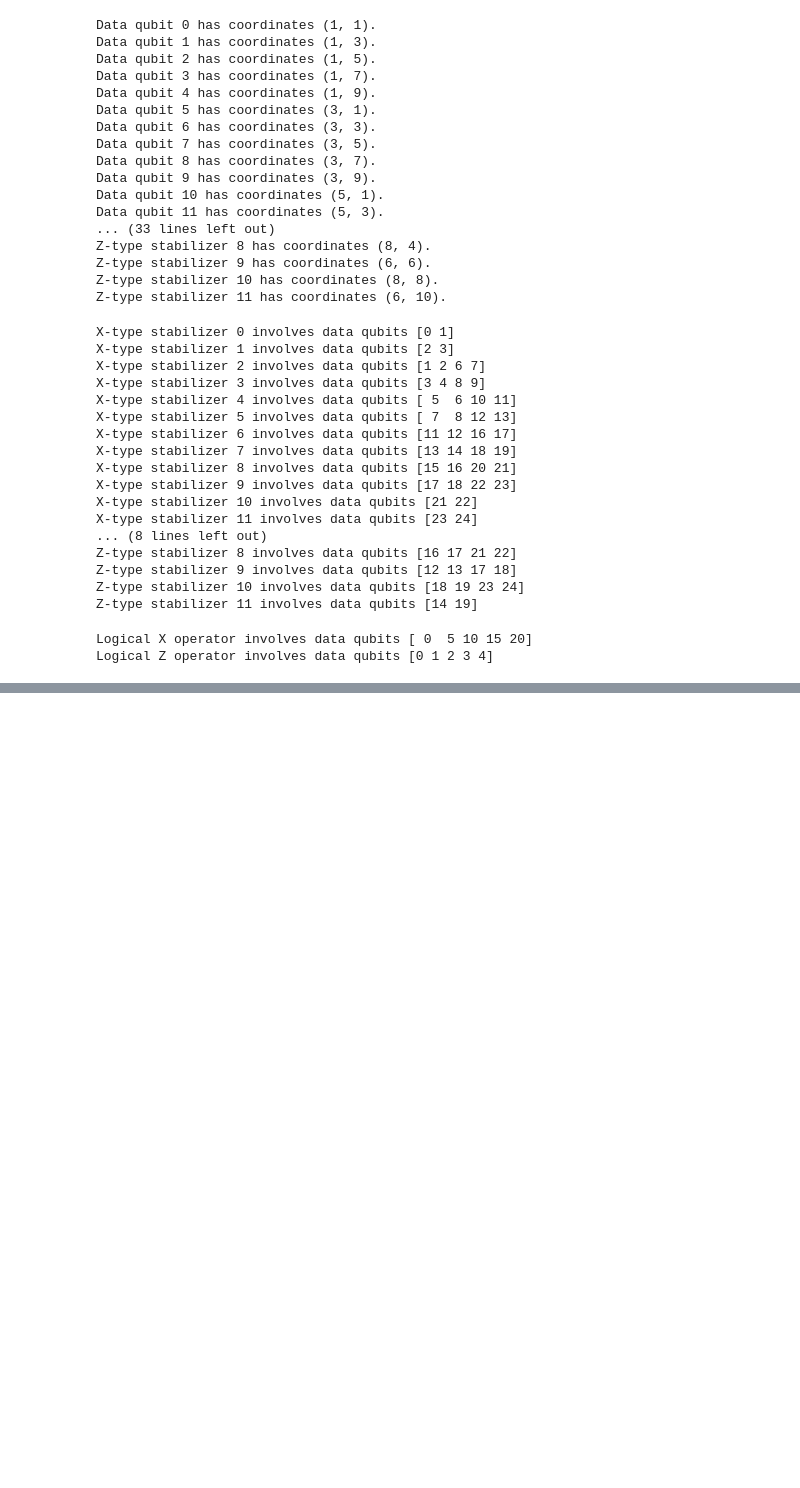
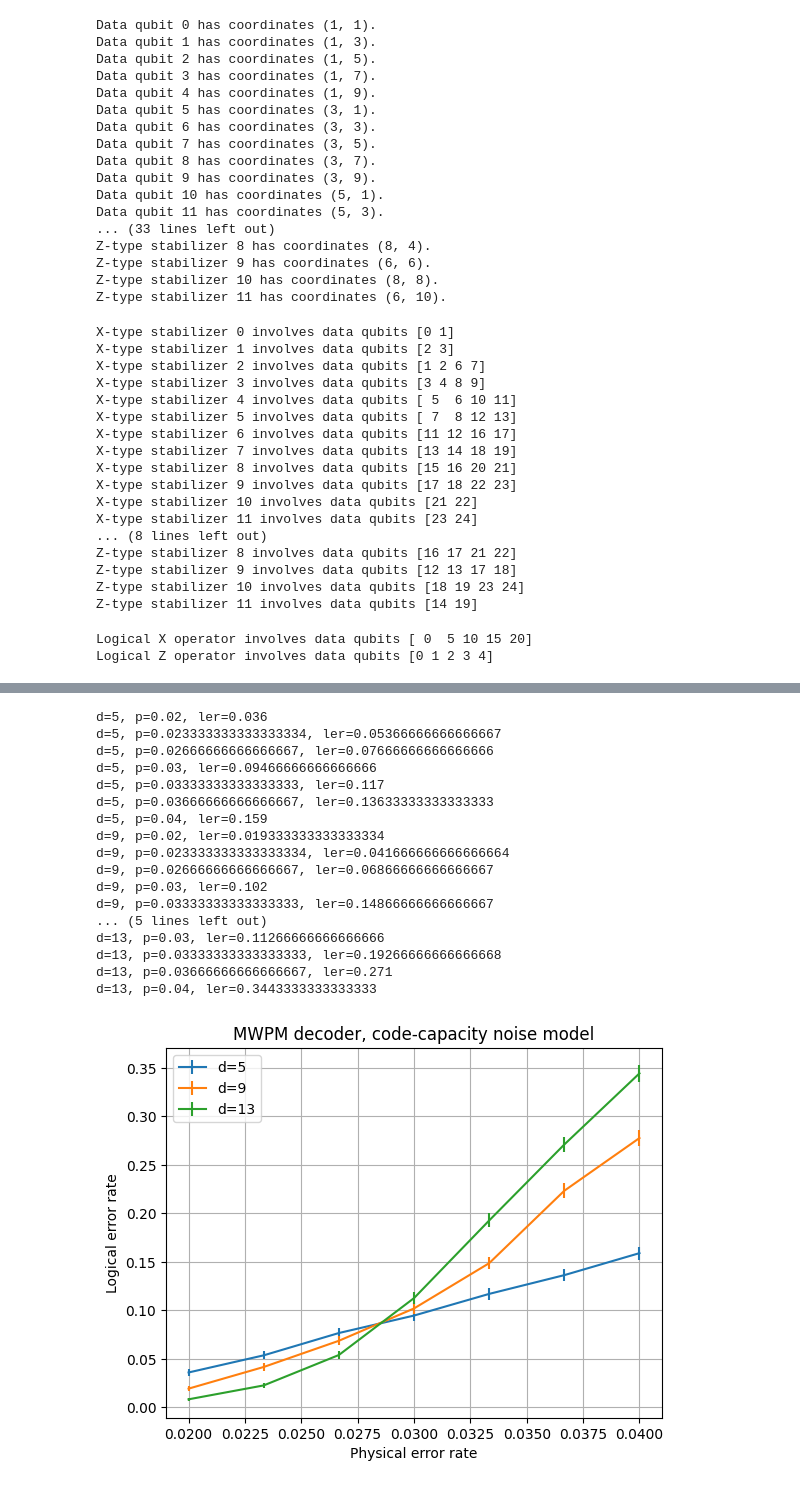
Before and after one commit to caoyingkang/QEC-decoder, a Jupyter notebook: test.ipynb, the cells around one changed output, grey strips where cells are left out. Drawn from its saved outputs; the diff is of its cells as text; code cells hidden in the pictures; blank space fills up the shorter version.

```diff
--- a/test.ipynb
+++ b/test.ipynb
@@ -260,0 +273,17 @@ converged?  True
+# %%
+# Construct decoder
+decoder = BpOsdDecoder(
+    pcm=cm,
+    error_channel=error_rate.tolist(),
+    bp_method='minimum_sum',
+    max_iter=code.n,
+    schedule='parallel', # 'serial'
+    osd_method='osd_cs',
+    osd_order=2
+)
+# Decode
+decoded_error = np.zeros((N, cm.shape[1]), dtype=int)
+for i in range(N):
+    decoded_error[i] = decoder.decode(syndrome[i])
+# Show statistics
+print_statistics(cm, am, true_error, decoded_error)
@@ -260,0 +299,62 @@ converged?  True
+# %%
+N = 3000
+
+d_list = list(range(5, 14, 4))
+p_list = np.linspace(0.02, 0.04, 7).tolist()
+ler_array = np.zeros((len(d_list), len(p_list)))
+
+for i, d in enumerate(d_list):
+    # Construct the code
+    code = RotatedSurfaceCode(d)
+    # Get check matrix and action matrix. We focus on X-type stabilizers.
+    cm, am, _, _ = code.get_check_matrices_and_action_matrices(noise_model='phenomenological', num_round=d)
+    # Number of detectors and error mechanisms
+    m = cm.shape[0]
+    n = cm.shape[1]
+
+    for j, p in enumerate(p_list):
+        # Set error rate vector
+        error_rate = np.ones(n, dtype=float) * p
+        # Sample error patterns and calculate syndromes
+        true_error, syndrome = sample_error_and_syndrome(cm, error_rate, N, seed=42)
+        # Construct decoder
+        matching = pymatching.Matching.from_check_matrix(cm, weights=np.log((1 - error_rate) / error_rate))
+        # Decode
+        decoded_error = matching.decode_batch(syndrome)
+        # Calculate logical error rate
+        ler = get_logical_error_rate(cm, am, true_error, decoded_error)
+        # Store the result
+        ler_array[i, j] = ler
+
+        print(f"d={d}, p={p}, ler={ler}")
+
+plt.figure()
+for i, d in enumerate(d_list):
+    ler = ler_array[i]
+    std_err = (ler * (1 - ler) / N) ** 0.5
+    plt.errorbar(p_list, ler, yerr=std_err, label="d={}".format(d))
+plt.xlabel("Physical error rate")
+plt.ylabel("Logical error rate")
+plt.grid(True)
+plt.legend()
+plt.title("MWPM decoder, code-capacity noise model")
+plt.show()
+# %% [output]
+d=5, p=0.02, ler=0.036
+d=5, p=0.023333333333333334, ler=0.05366666666666667
+d=5, p=0.02666666666666667, ler=0.07666666666666666
+d=5, p=0.03, ler=0.09466666666666666
+d=5, p=0.03333333333333333, ler=0.117
+d=5, p=0.03666666666666667, ler=0.13633333333333333
+d=5, p=0.04, ler=0.159
+d=9, p=0.02, ler=0.019333333333333334
+d=9, p=0.023333333333333334, ler=0.041666666666666664
+d=9, p=0.02666666666666667, ler=0.06866666666666667
+d=9, p=0.03, ler=0.102
+d=9, p=0.03333333333333333, ler=0.14866666666666667
+... (5 lines left out)
+d=13, p=0.03, ler=0.11266666666666666
+d=13, p=0.03333333333333333, ler=0.19266666666666668
+d=13, p=0.03666666666666667, ler=0.271
+d=13, p=0.04, ler=0.3443333333333333
+[figure, added]
```
Also changed, not shown: parts of 32 cells of this notebook.
